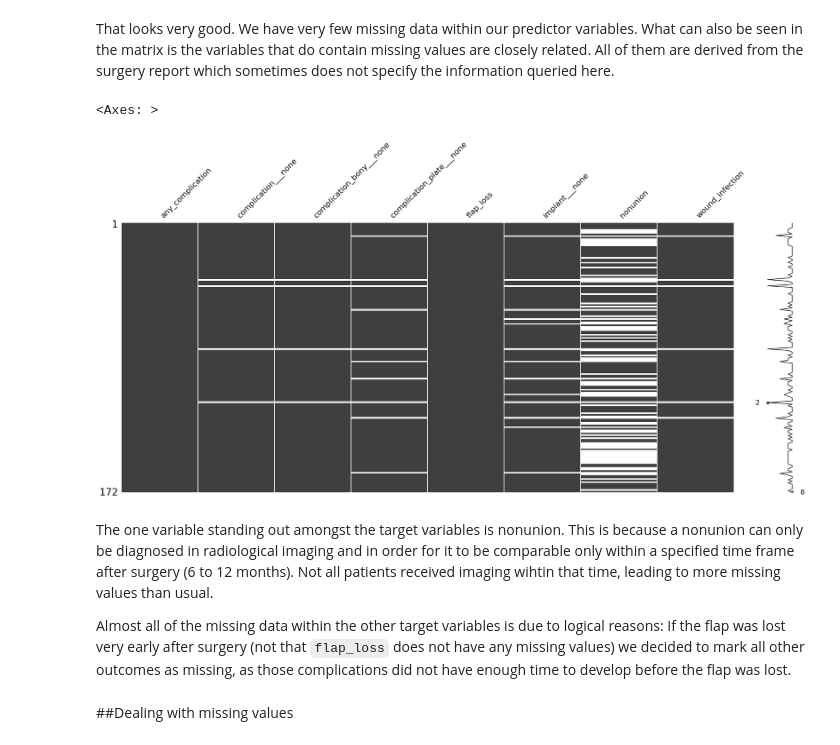
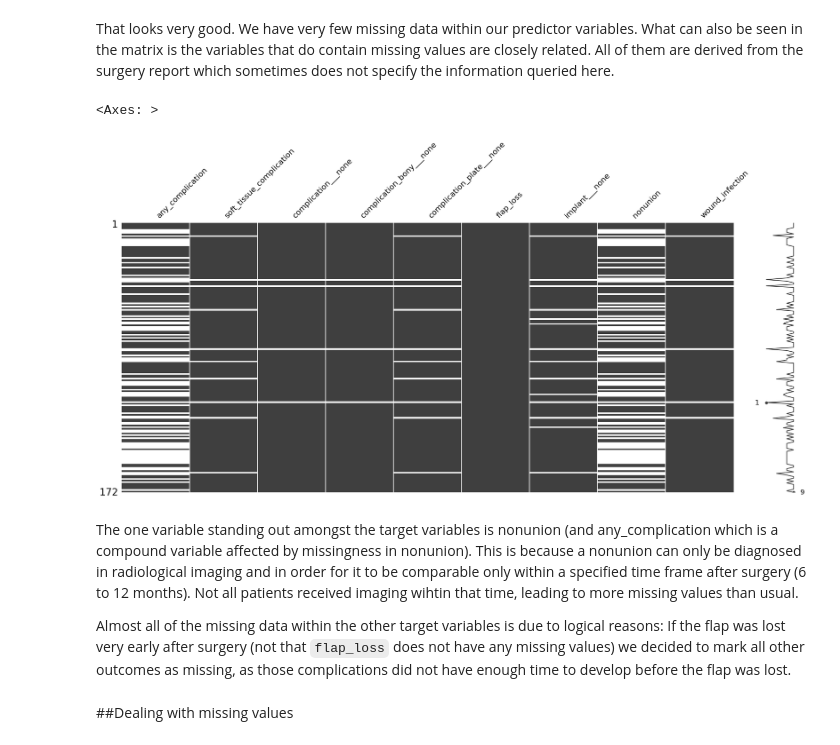
Before and after one commit to philipp-lampert/mymandible, a Jupyter notebook: data_science/04_missing_data.ipynb, the cells around one changed output. Saved outputs shown, nothing was run; the diff lists cells and outputs as text; code cells hidden in the pictures.

```diff
--- a/data_science/04_missing_data.ipynb
+++ b/data_science/04_missing_data.ipynb
@@ -22,13 +22,13 @@ msno.matrix(df_all_levels[unique_predictors])
 # %% [markdown]
 That looks very good. We have very few missing data within our predictor variables. What can also be seen in the matrix is the variables that do contain missing values are closely related. All of them are derived from the surgery report which sometimes does not specify the information queried here.
 # %%
-unique_outcomes = ['any_complication', 'complication___none', 'complication_bony___none', 'complication_plate___none', 'flap_loss', 'implant___none', 'nonunion', 'wound_infection']
+unique_outcomes = ['any_complication', 'soft_tissue_complication', 'complication___none', 'complication_bony___none', 'complication_plate___none', 'flap_loss', 'implant___none', 'nonunion', 'wound_infection']
 msno.matrix(df_all_levels[unique_outcomes])
 # %% [output]
 <Axes: >
-[figure, old version]
+[figure, new version]
 # %% [markdown]
-The one variable standing out amongst the target variables is nonunion. This is because a nonunion can only be diagnosed in radiological imaging and in order for it to be comparable only within a specified time frame after surgery (6 to 12 months). Not all patients received imaging wihtin that time, leading to more missing values than usual.
+The one variable standing out amongst the target variables is nonunion (and any_complication which is a compound variable affected by missingness in nonunion). This is because a nonunion can only be diagnosed in radiological imaging and in order for it to be comparable only within a specified time frame after surgery (6 to 12 months). Not all patients received imaging wihtin that time, leading to more missing values than usual.
 
 Almost all of the missing data within the other target variables is due to logical reasons: If the flap was lost very early after surgery (not that `flap_loss` does not have any missing values) we decided to mark all other outcomes as missing, as those complications did not have enough time to develop before the flap was lost.
 # %% [markdown]
```
Also changed, not shown: parts of 4 cells of this notebook.
